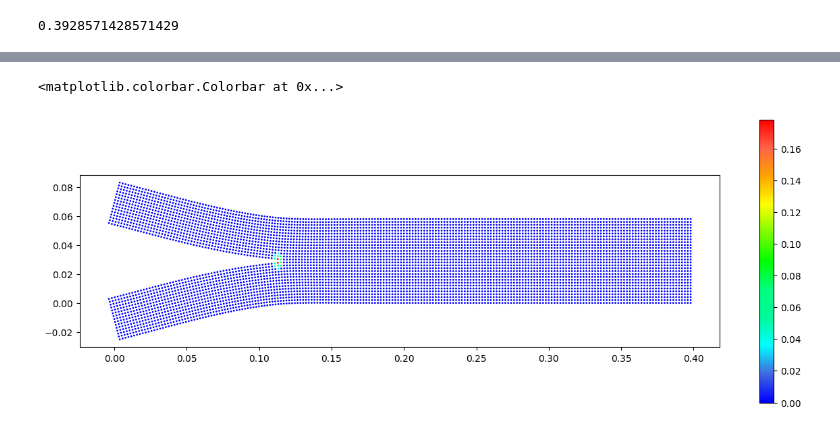
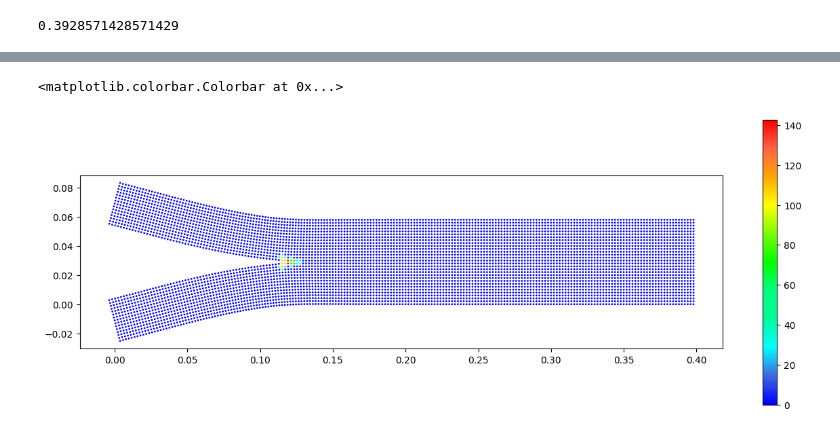
Before and after one commit to fjerenec/Verse2, a Jupyter notebook: notebooks/DCB-test.ipynb, the cells around one changed output, grey strips where cells are left out. Saved outputs shown, nothing was run; the diff lists cells and outputs as text; code cells hidden in the pictures.

```diff
--- a/notebooks/DCB-test.ipynb
+++ b/notebooks/DCB-test.ipynb
@@ -443,7 +439,7 @@ fig1 = plt.figure(figsize=(52,12))
 ##Strain energy density
 ax5 = fig1.add_subplot(2,3,3)
 # sc5 = ax5.tricontourf(coordVec[:,0],coordVec[:,1],point_damage,cmap=mycmap,vmin = 0, vmax =0.5)#,c=point_SED)
-sc5 = ax5.scatter(coordVecNew4[:,0],coordVecNew4[:,1],c=point_damage3*1,s=s,cmap = mycmap)
+sc5 = ax5.scatter(coordVecNew4[:,0],coordVecNew4[:,1],c=point_damage3*1000,s=s,cmap = mycmap)
 # # ax5.set_ylim(0.015,0.025)
 ax5.set_aspect("1")
 # plt.title("SED [N/mm**2]")
@@ -471,34 +467,34 @@ plt.colorbar(sc5)
 # plt.colorbar(sc,ticks=v)
 
 # ##Pomiki X
 # ax3 = fig1.add_subplot(2,3,5)
 # ax3.set_aspect("1")
 # # h1 = disp[:totint,0]*1000
 # h1 = disp[:tottop,0]*1000
 # vm=h1#np.max(disp[:tottop,0])
 # cm1 = plt.cm.get_cmap('RdYlBu')
 # sc1 = ax3.scatter(coordVecNew4[:,0],coordVecNew4[:,1],s=s,c=h1[:],cmap=mycmap)
 # plt.title("Pomik v x [mm]")
 # plt.xlabel("x [m]")
 # plt.ylabel("y [m]")
 # v1= np.linspace(np.min(h1),np.max(h1),12,endpoint=True)
 # # plt.colorbar(sc1,ticks=v1)
 
 # ##Pomiki Y
 # ax4 = fig1.add_subplot(2,3,6)
 # ax4.set_aspect("1")
 # h2 = disp[:,1]*1000
 # cm2 = plt.cm.get_cmap('RdYlBu')
 # #sc2 = plt.scatter(coordVecNew4[:,0],coordVecNew4[:,1],s=s,c=h2[:],cmap=mycmap)
 # sc2 = plt.scatter(coordVecNew4[:,0],coordVecNew4[:,1],s=s,c=h2[:],cmap=mycmap)
 # plt.title("Pomik v y [mm]")
 # plt.xlabel("x [m]")
 # plt.ylabel("y [m]")
 # v2= np.linspace(np.min(h2),np.max(h2),12,endpoint=True)
 # # plt.colorbar(sc2,ticks=v2)
 # %% [output]
 <matplotlib.colorbar.Colorbar at 0x...>
-[figure, old version]
+[figure, new version]
 # %%
 livebonds = test_history[1].state_data["LiveBonds"]
 # Create a new figure
```
Also changed, not shown: parts of 7 cells of this notebook, 1 other file.
